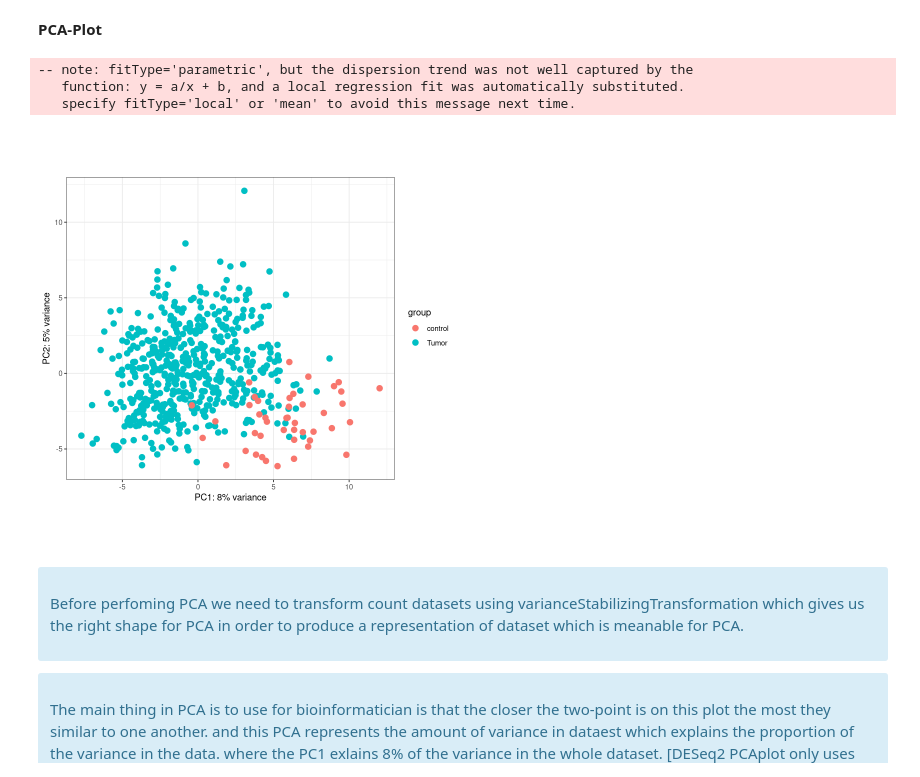
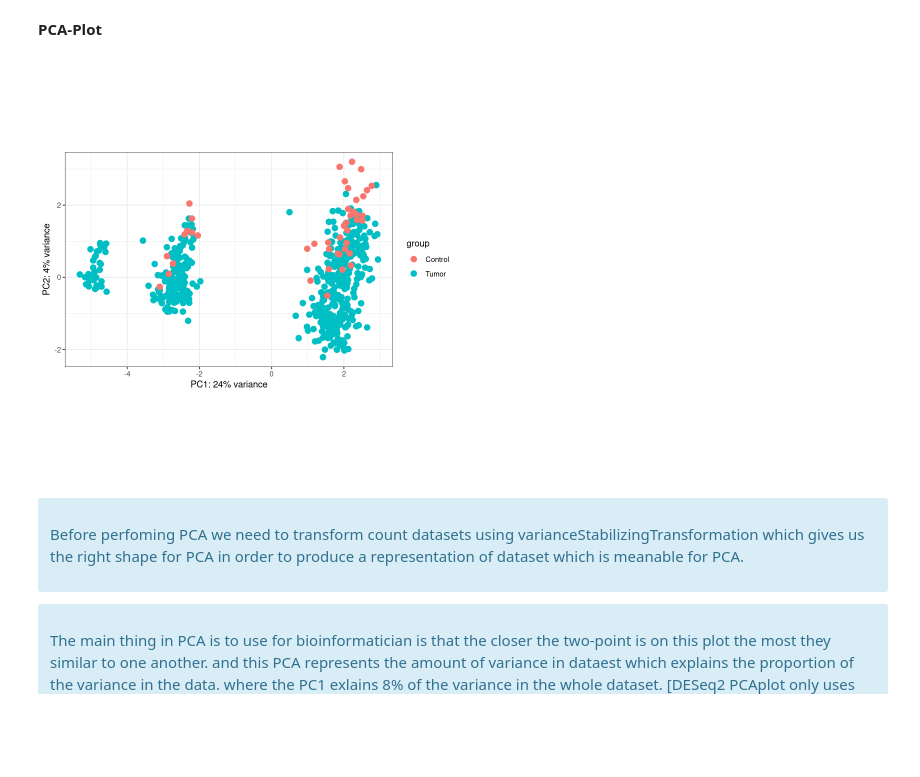
Before and after one commit to Mahendra687/RNA-Seq-data-analysis, a Jupyter notebook: mirRNA/miRNA_DESeqAnalysis.ipynb, the cells around one changed output. Cells and saved outputs as stored; diff of their text form; code cells hidden in the pictures; blank space fills up the shorter version.

```diff
--- a/mirRNA/miRNA_DESeqAnalysis.ipynb
+++ b/mirRNA/miRNA_DESeqAnalysis.ipynb
@@ -39,13 +28,15 @@ Warning message:
 # %% [markdown]
 **Loading the countmatrix datasets**
 # %%
-# get countnMatrix dataset
-count_matrix = as.matrix(read.csv("MIRNA2.csv", row.names = "Genes"))
-# get meta dataset(sample information:studyDesign)
-metaData = as.matrix(read.csv("condition2.csv", row.names = "Sample"))
+#get countnMatrix dataset
+count_matrix = as.matrix(read.csv("mir00.csv", row.names = "Genes"))
+#get meta dataset(sample information:studyDesign)
+metaData = as.matrix(read.csv("Condition.csv"))
 
 #head(count_matrix) #print the  countnMatrix dataset
 #print(metaData) #print the meta datasets
+
+
 dim(count_matrix)
 dim(metaData)
 # %% [output]
@@ -99,7 +103,7 @@ colData names(1): Condition
 **Condition**
 # %%
 # set control condition as reference
-deseq_dataset$Condition = relevel(deseq_dataset$Condition, ref = "control")
+deseq_dataset$condition = relevel(deseq_dataset$Condition, ref = "Tumor")
 # %% [markdown]
 **Exploratory Data Analysis**
 # %%
@@ -107,7 +111,7 @@ deseq_dataset$Condition = relevel(deseq_dataset$Condition, ref = "control")
 #estimatesSizeFactors
 #estimatesDispersion
 #nbinoWaldtest
-deseq_dataset = DESeq(deseq_dataset)
+deseq_dataset = DESeq(deseq_dataset, fitType='mean')
 # %% [output]
 estimating size factors
 
@@ -236,13 +249,9 @@ converting counts to integer mode
 **PCA-Plot**
 # %%
 vst = varianceStabilizingTransformation(deseq_dataset)
-plotPCA(vst, intgroup=c("Condition"))+
-  theme_bw()
+plotPCA(vst, intgroup=c("Condition"))+theme_bw()
 # %% [output]
--- note: fitType='parametric', but the dispersion trend was not well captured by the
-   function: y = a/x + b, and a local regression fit was automatically substituted.
-   specify fitType='local' or 'mean' to avoid this message next time.
-[figure, old version]
+[figure, new version]
 # %% [markdown]
 <div class="admonition note alert alert-info">
 <p class="first admonition-title" style="font-weight: bold;"></p>
```
Also changed, not shown: parts of 29 cells of this notebook.
